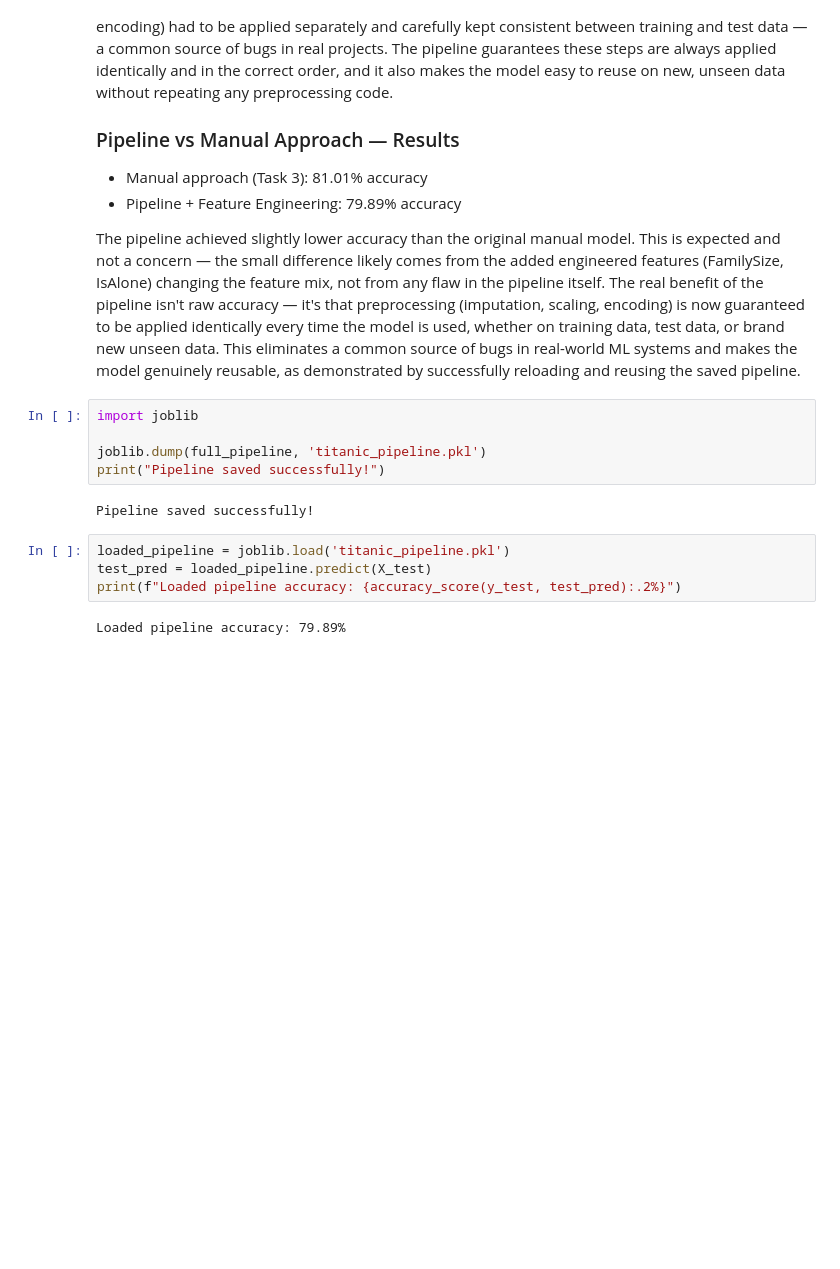
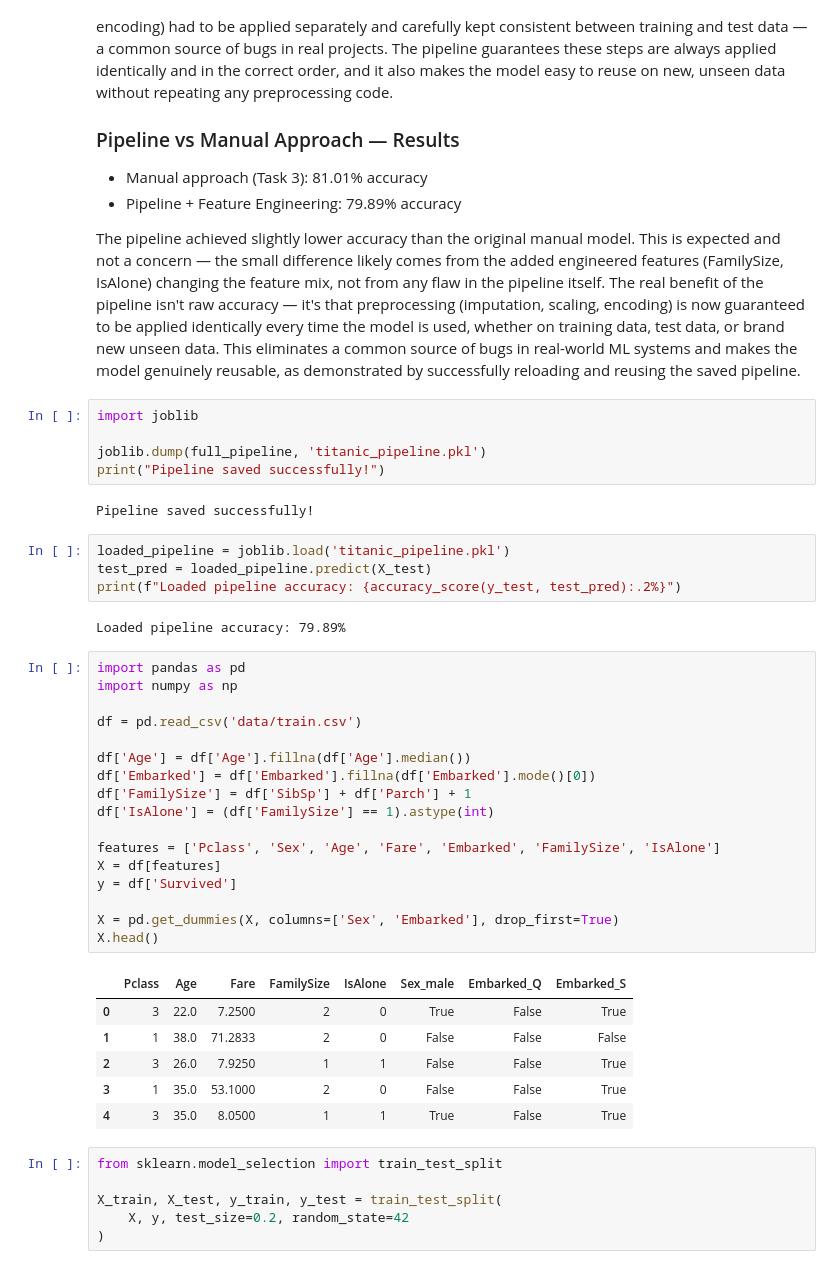
Before and after one commit to sultan2510/neurofive-ml-track, a Jupyter notebook: titanic_pipeline.ipynb, the cells around one changed output. Saved outputs shown, nothing was run; the diff lists cells and outputs as text; blank space fills up the shorter version.

```diff
--- a/titanic_pipeline.ipynb
+++ b/titanic_pipeline.ipynb
@@ -129,3 +129,33 @@ test_pred = loaded_pipeline.predict(X_test)
 print(f"Loaded pipeline accuracy: {accuracy_score(y_test, test_pred):.2%}")
 # %% [output]
 Loaded pipeline accuracy: 79.89%
+# %%
+import pandas as pd
+import numpy as np
+
+df = pd.read_csv('data/train.csv')
+
+df['Age'] = df['Age'].fillna(df['Age'].median())
+df['Embarked'] = df['Embarked'].fillna(df['Embarked'].mode()[0])
+df['FamilySize'] = df['SibSp'] + df['Parch'] + 1
+df['IsAlone'] = (df['FamilySize'] == 1).astype(int)
+
+features = ['Pclass', 'Sex', 'Age', 'Fare', 'Embarked', 'FamilySize', 'IsAlone']
+X = df[features]
+y = df['Survived']
+
+X = pd.get_dummies(X, columns=['Sex', 'Embarked'], drop_first=True)
+X.head()
+# %% [output]
+|  | Pclass | Age | Fare | FamilySize | IsAlone | Sex_male | Embarked_Q | Embarked_S |
+| 0 | 3 | 22.0 | 7.2500 | 2 | 0 | True | False | True |
+| 1 | 1 | 38.0 | 71.2833 | 2 | 0 | False | False | False |
+| 2 | 3 | 26.0 | 7.9250 | 1 | 1 | False | False | True |
+| 3 | 1 | 35.0 | 53.1000 | 2 | 0 | False | False | True |
+| 4 | 3 | 35.0 | 8.0500 | 1 | 1 | True | False | True |
+# %%
+from sklearn.model_selection import train_test_split
+
+X_train, X_test, y_train, y_test = train_test_split(
+    X, y, test_size=0.2, random_state=42
+)
```
Also changed, not shown: parts of 8 cells of this notebook.
